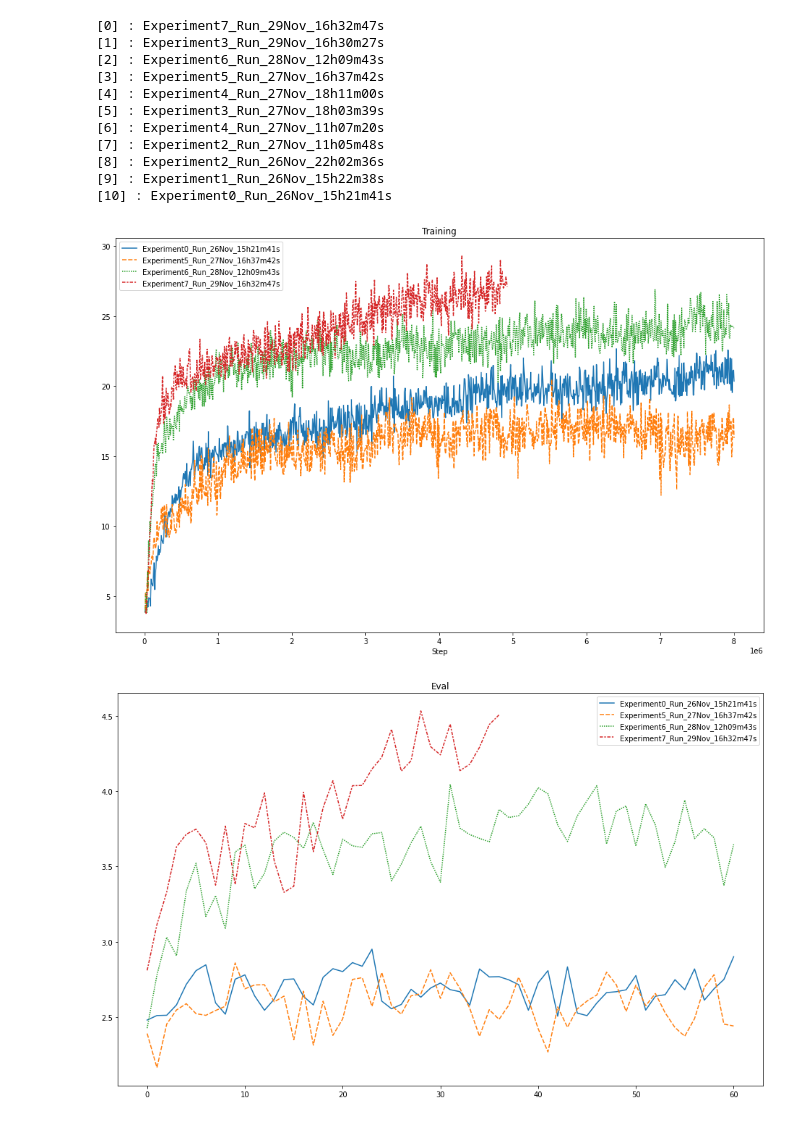
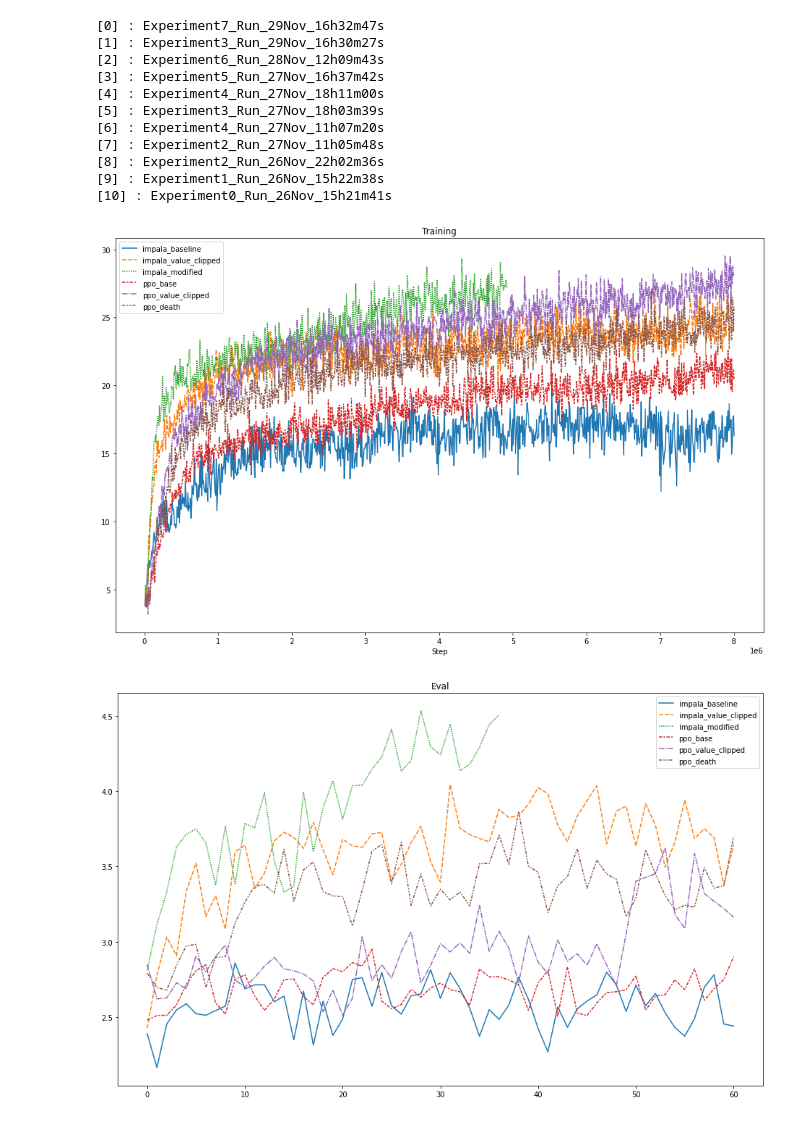
Before and after one commit to SebastianLarssonDTU/02456-Reinforcement-Learning-Project, a Jupyter notebook: Graphs.ipynb, the cells around one changed output. Drawn from its saved outputs; the diff is of its cells as text; code cells hidden in the pictures.

Commit message:
Added legend that is easier to read

```diff
--- a/Graphs.ipynb
+++ b/Graphs.ipynb
@@ -157,10 +158,46 @@ chosen_files=[file_names[i] for i in chosen]
+# %%
+
+legend = {}
+
+#IMPALA
+impala_baseline = "Experiment5_Run_27Nov_16h37m42s"
+legend[impala_baseline] = "impala_baseline"
+
+impala_value_clipped = "Experiment6_Run_28Nov_12h09m43s"
+legend[impala_value_clipped] = "impala_value_clipped"
+
+impala_modified = "Experiment7_Run_29Nov_16h32m47s"
+legend[impala_modified] ="impala_modified"
+
+all_impalas = [impala_baseline, impala_value_clipped, impala_modified]
+
+
+#PPO
+ppo_base = "Experiment0_Run_26Nov_15h21m41s"
+legend[ppo_base] = "ppo_base"
+
+ppo_value_clipped = "Experiment2_Run_27Nov_11h05m48s"
+legend[ppo_value_clipped] = "ppo_value_clipped"
+
+ppo_death = "Experiment4_Run_27Nov_11h07m20s"
+legend[ppo_death] = "ppo_death"
+all_ppos = [ppo_base, ppo_value_clipped, ppo_death]
+
+
+
+
+#Choose by number:
+chosen = [new_baseline,5,1]
+chosen_files=[file_names[i] for i in chosen]
+
+chosen_files = all_impalas + all_ppos
 # %%
-plot_training_graphs(chosen_files)
+plot_training_graphs(chosen_files, legend = legend)
 # %% [output]
-[figure, old version]
+[figure, new version]
 # %%
-df= plot_eval_graphs(chosen_files)
+df= plot_eval_graphs(chosen_files, legend=legend)
 # %% [output]
-[figure, old version]
+[figure, new version]
 # %%
 df
```
Also changed, not shown: parts of 3 cells of this notebook.
